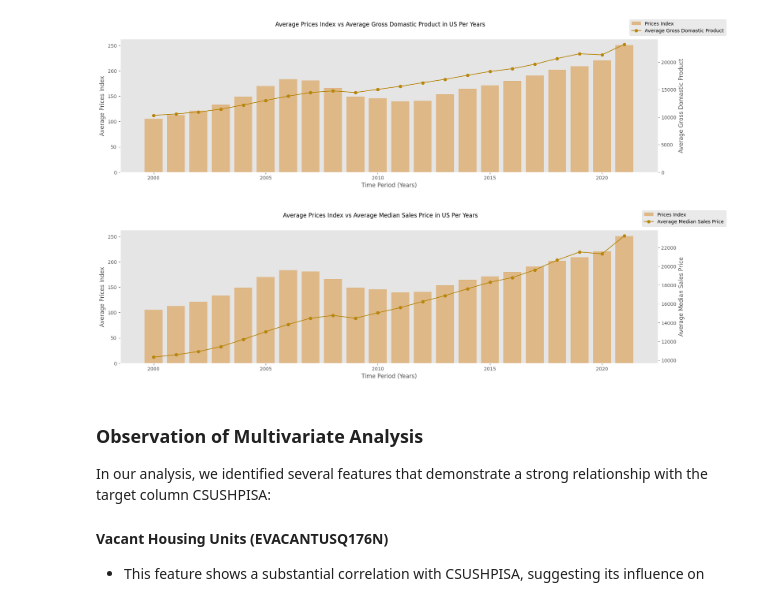
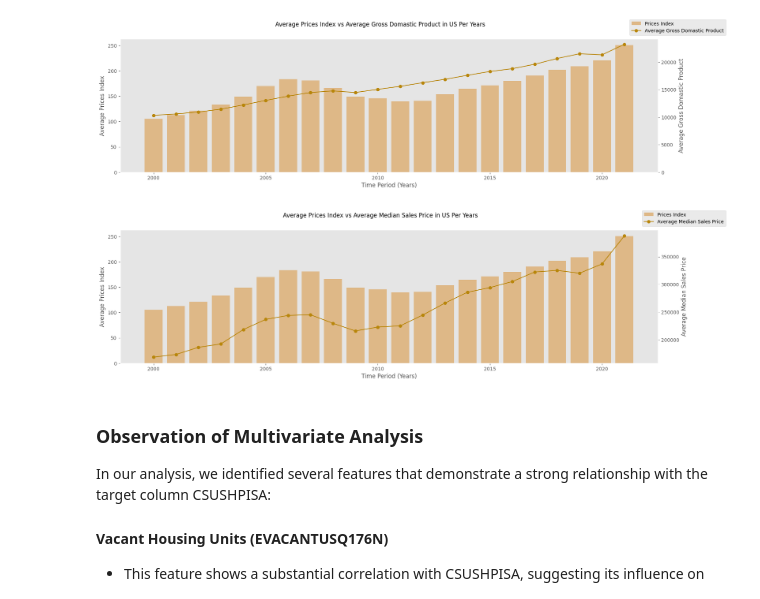
Before and after one commit to SarkarPriyanshu/USHousingMarketAnalysis, a Jupyter notebook: 02_Understand_Data_(EDA).ipynb, the cells around one changed output. Drawn from its saved outputs; the diff is of its cells as text; code cells hidden in the pictures.

```diff
--- a/02_Understand_Data_(EDA).ipynb
+++ b/02_Understand_Data_(EDA).ipynb
@@ -915,7 +917,7 @@ plt.show()
 # %%
 realtional_df =  df.groupby(df.index.year).agg(
     CSUSHPISA_mean = ('CSUSHPISA','mean'),
-    EVACANTUSQ176N_mean = ('EVACANTUSQ176N','mean'),
+    EVACANTUSQ176N_sum = ('EVACANTUSQ176N','sum'),
     GDP_mean = ('GDP','mean'),
     MSPUS_mean = ('MSPUS','mean')
 )
@@ -970,21 +972,21 @@ plt.show()
 # %%
 fig,ax = plt.subplots(figsize=(20,5))
 fig.suptitle('Average Prices Index vs Average Median Sales Price in US Per Years')
 ax.bar(realtional_df.index, realtional_df['CSUSHPISA_mean'],color='burlywood',label='Prices Index')
 ax.set_xlabel('Time Period (Years)')
 ax.set_ylabel('Average Prices Index')
 
 ax2 = ax.twinx()
-ax2.plot(realtional_df.index, realtional_df['GDP_mean'],color='darkgoldenrod',marker='o',label='Average Median Sales Price')
+ax2.plot(realtional_df.index, realtional_df['MSPUS_mean'],color='darkgoldenrod',marker='o',label='Average Median Sales Price')
 ax2.set_xlabel('Time Period (Years)')
 ax2.set_ylabel('Average Median Sales Price')
 
 fig.legend()
 ax.grid(False)
 ax2.grid(False)
 plt.show()
 # %% [output]
-[figure, old version]
+[figure, new version]
 # %% [markdown]
 ### Observation of Multivariate Analysis
 
```
Also changed, not shown: parts of 14 cells of this notebook.
